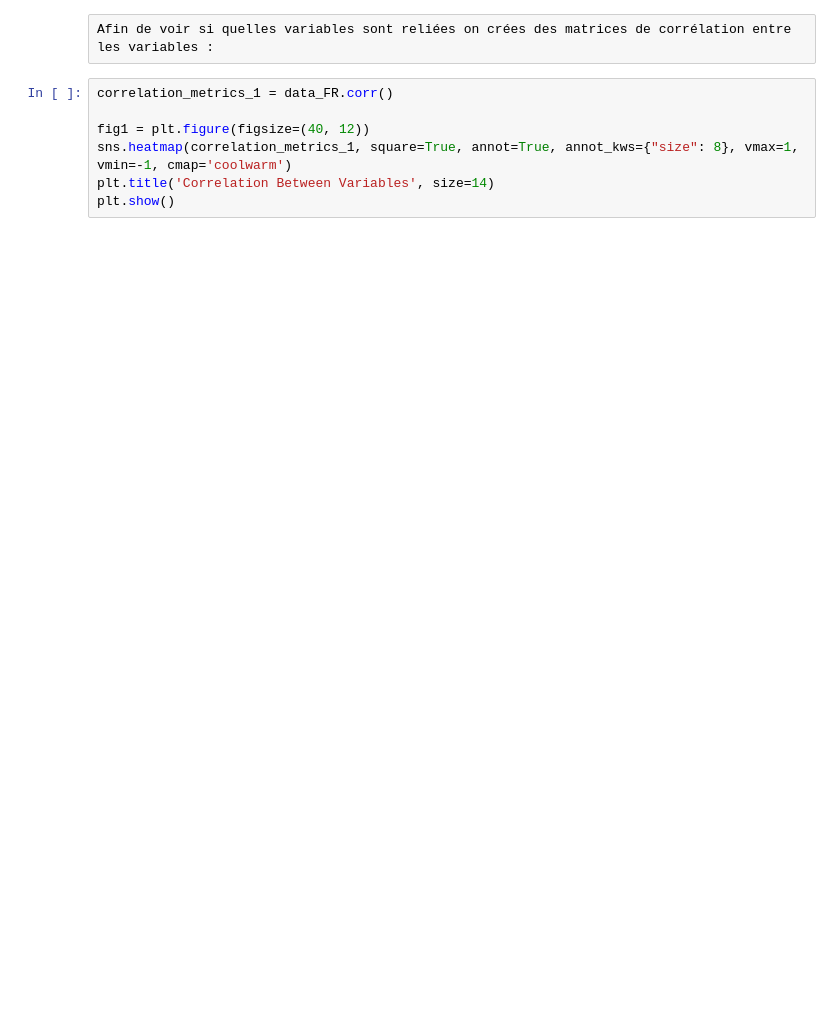
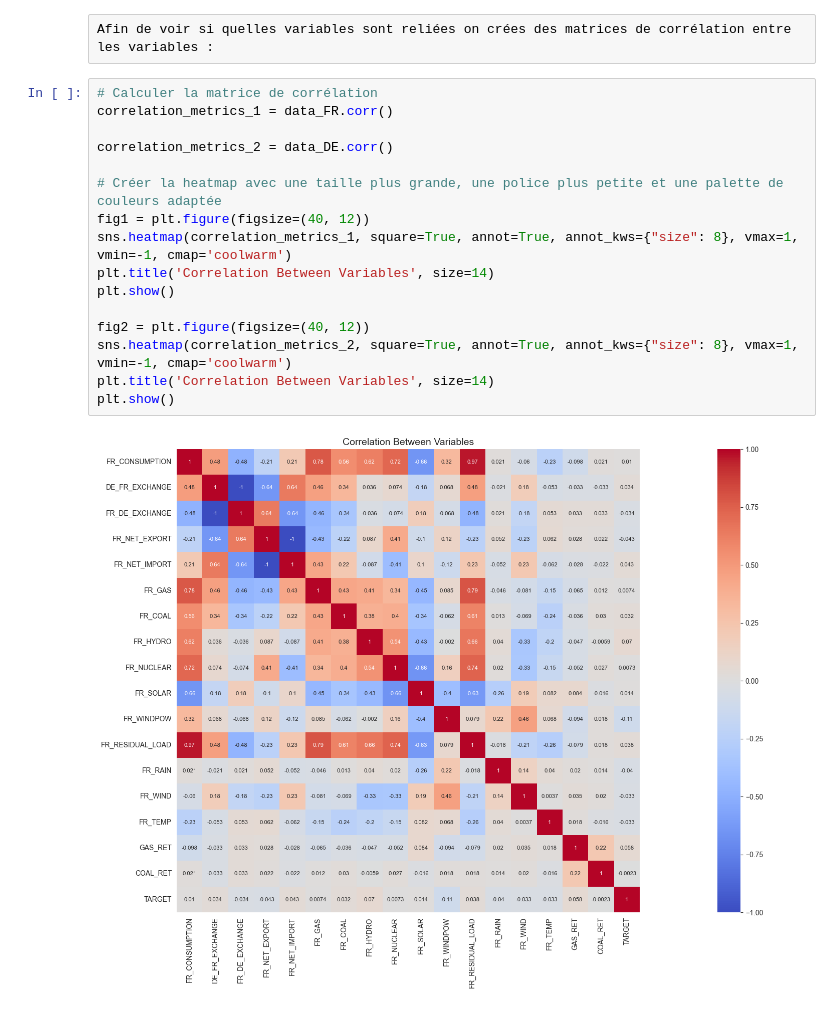
Before and after one commit to juliele1/Projet_Machine_Learning, a Jupyter notebook: notebook.ipynb, the cells around one changed output. Cells and saved outputs as stored; diff of their text form; blank space fills up the shorter version.

```diff
--- a/notebook.ipynb
+++ b/notebook.ipynb
@@ -148,9 +296,20 @@ plt.show(block=True)
 # %% [raw]
 Afin de voir si quelles variables sont reliées on crées des matrices de corrélation entre les variables :
 # %%
+# Calculer la matrice de corrélation
 correlation_metrics_1 = data_FR.corr()
 
+correlation_metrics_2 = data_DE.corr()
+
+# Créer la heatmap avec une taille plus grande, une police plus petite et une palette de couleurs adaptée
 fig1 = plt.figure(figsize=(40, 12))
 sns.heatmap(correlation_metrics_1, square=True, annot=True, annot_kws={"size": 8}, vmax=1, vmin=-1, cmap='coolwarm')
 plt.title('Correlation Between Variables', size=14)
 plt.show()
+
+fig2 = plt.figure(figsize=(40, 12))
+sns.heatmap(correlation_metrics_2, square=True, annot=True, annot_kws={"size": 8}, vmax=1, vmin=-1, cmap='coolwarm')
+plt.title('Correlation Between Variables', size=14)
+plt.show()
+# %% [output]
+[figure, added]
```
Also changed, not shown: parts of 11 cells of this notebook, 1 other file.
